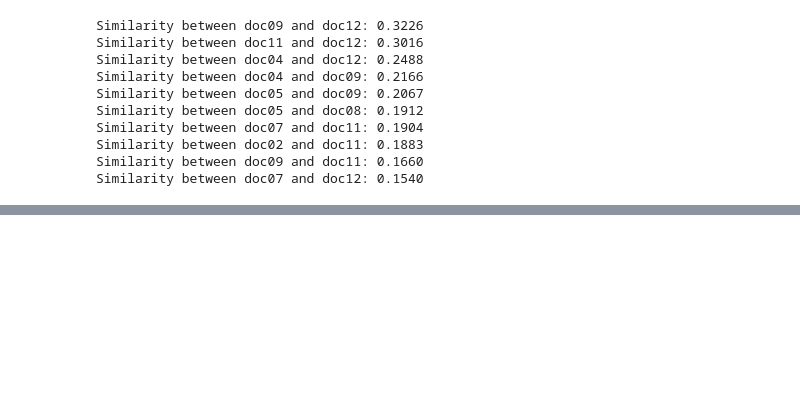
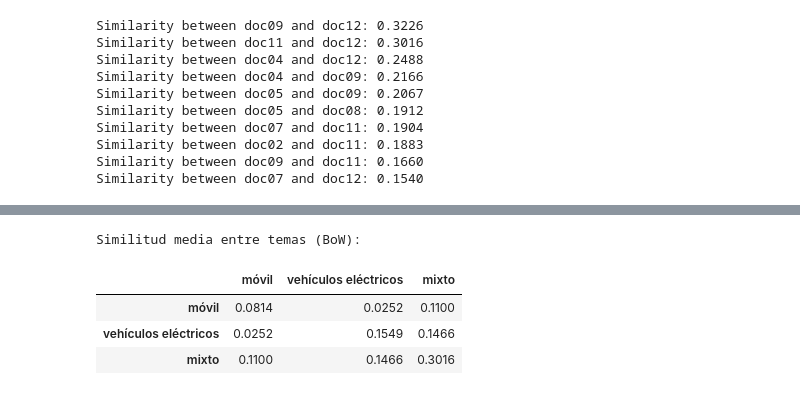
Before and after one commit to LargeLanguageMonos/BolsaDePalabras, a Jupyter notebook: bag_of_words.ipynb, the cells around one changed output, grey strips where cells are left out. Saved outputs shown, nothing was run; the diff lists cells and outputs as text; code cells hidden in the pictures; blank space fills up the shorter version.

```diff
--- a/bag_of_words.ipynb
+++ b/bag_of_words.ipynb
@@ -134,0 +178,8 @@ Similarity between doc11 and doc12: 0.3016
+# %%
+a = torch.tensor(bow_vectors["doc01"], dtype=torch.float32)
+b = torch.tensor(bow_vectors["doc02"], dtype=torch.float32)
+
+manual = (a @ b) / (a.norm() * b.norm())
+pytorch = F.cosine_similarity(a, b, dim=0)
+
+print(f"doc01 vs doc02 -> a mano: {manual.item():.4f} | PyTorch: {pytorch.item():.4f}")
@@ -152,0 +212,7 @@ Similarity between doc07 and doc12: 0.1540
+# %%
+sin_palabras_comunes = [(doc1, doc2) for similarity, doc1, doc2 in comparaciones_bow if similarity == 0]
+
+print(f"Pares con similitud 0: {len(sin_palabras_comunes)} de {len(comparaciones_bow)}\n")
+
+for doc1, doc2 in sorted(sin_palabras_comunes):
+    print(f"{doc1} y {doc2}")
@@ -152,0 +246,30 @@ Similarity between doc07 and doc12: 0.1540
+# %%
+TOPICS = {
+    "móvil": ["doc01", "doc02", "doc03", "doc06", "doc07", "doc10"],
+    "vehículos eléctricos": ["doc04", "doc05", "doc08", "doc09"],
+    "mixto": ["doc11", "doc12"],
+}
+
+
+def mean_similarity(group_a, group_b, comparaciones):
+    values = [
+        similarity for similarity, doc1, doc2 in comparaciones
+        if (doc1 in group_a and doc2 in group_b) or (doc1 in group_b and doc2 in group_a)
+    ]
+    return sum(values) / len(values)
+
+
+def topic_table(comparaciones):
+    return pd.DataFrame(
+        [[mean_similarity(TOPICS[a], TOPICS[b], comparaciones) for b in TOPICS] for a in TOPICS],
+        index=TOPICS, columns=TOPICS,
+    )
+# %%
+print("Similitud media entre temas (BoW):")
+topic_table(comparaciones_bow).round(4)
+# %% [output]
+Similitud media entre temas (BoW):
+|  | móvil | vehículos eléctricos | mixto |
+| móvil | 0.0814 | 0.0252 | 0.1100 |
+| vehículos eléctricos | 0.0252 | 0.1549 | 0.1466 |
+| mixto | 0.1100 | 0.1466 | 0.3016 |
```
Also changed, not shown: parts of 38 cells of this notebook, 4 other files.
